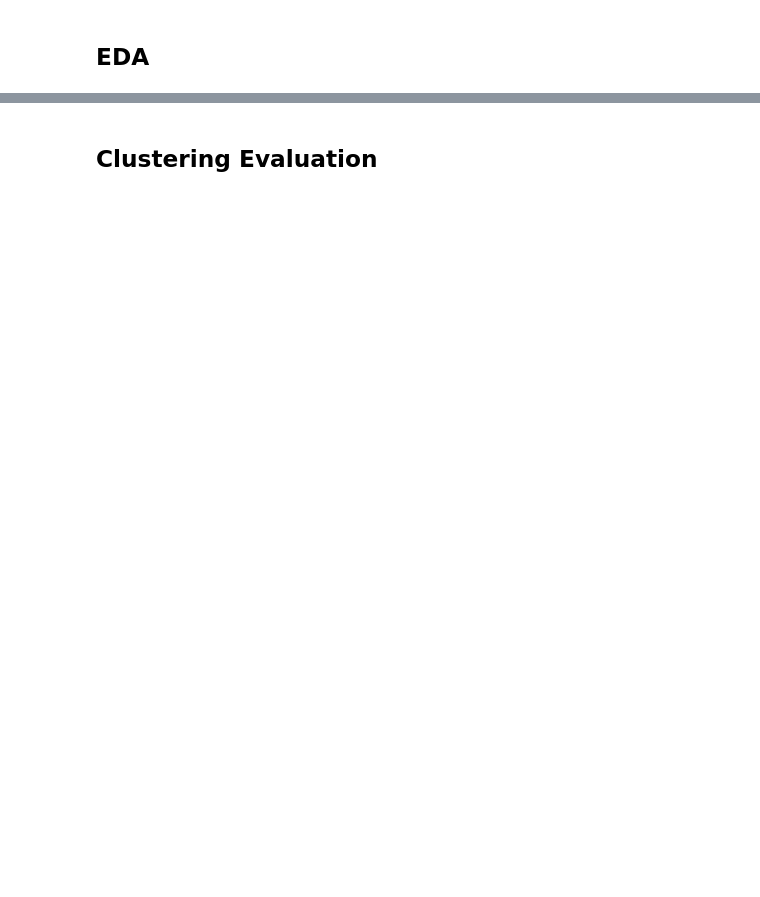
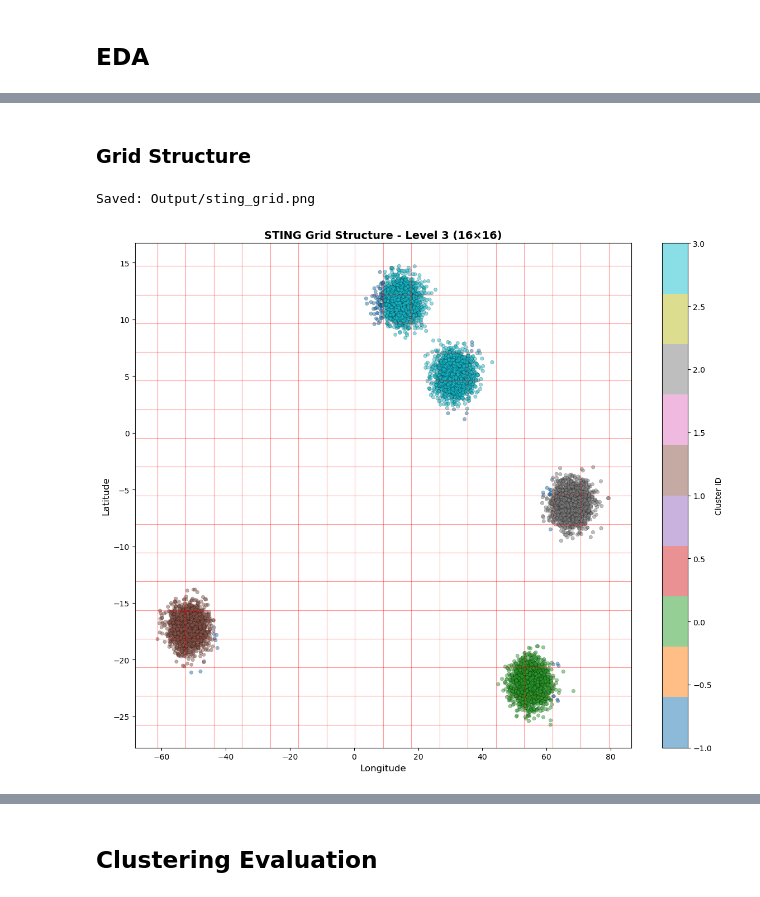
Before and after one commit to qlbusalim/STING-Statistical-Information-Grid, a Jupyter notebook: sting.ipynb, the cells around one changed output, grey strips where cells are left out. Cells and saved outputs as stored; diff of their text form; code cells hidden in the pictures; blank space fills up the shorter version.

```diff
--- a/sting.ipynb
+++ b/sting.ipynb
@@ -1437,0 +658,38 @@ Generated Files:
+# %% [markdown]
+### **Grid Structure**
+# %%
+fig, ax = plt.subplots(figsize=(12, 10))
+
+# Plot points
+scatter = ax.scatter(X[:, 1], X[:, 0],
+                    c=labels, cmap='tab10',
+                    s=20, alpha=0.5,
+                    edgecolors='black', linewidth=0.3)
+
+# Draw grid lines
+level_to_show = finest_level
+n_cells_show = subdivision ** (level_to_show + 1)
+
+cell_height = lat_range / n_cells_show
+cell_width = lon_range / n_cells_show
+
+for i in range(n_cells_show + 1):
+    lat_line = min_lat + i * cell_height
+    ax.axhline(y=lat_line, color='red', alpha=0.4, linewidth=0.8)
+
+for j in range(n_cells_show + 1):
+    lon_line = min_lon + j * cell_width
+    ax.axvline(x=lon_line, color='red', alpha=0.4, linewidth=0.8)
+
+ax.set_xlabel('Longitude', fontsize=12)
+ax.set_ylabel('Latitude', fontsize=12)
+ax.set_title(f'STING Grid Structure - Level {level_to_show} ({n_cells_show}×{n_cells_show})',
+            fontsize=14, fontweight='bold')
+plt.colorbar(scatter, ax=ax, label='Cluster ID')
+plt.tight_layout()
+plt.savefig('Output/sting_grid.png', dpi=300, bbox_inches='tight')
+print("Saved: Output/sting_grid.png")
+plt.show()
+# %% [output]
+Saved: Output/sting_grid.png
+[figure, added]
```
Also changed, not shown: parts of 61 cells of this notebook.
